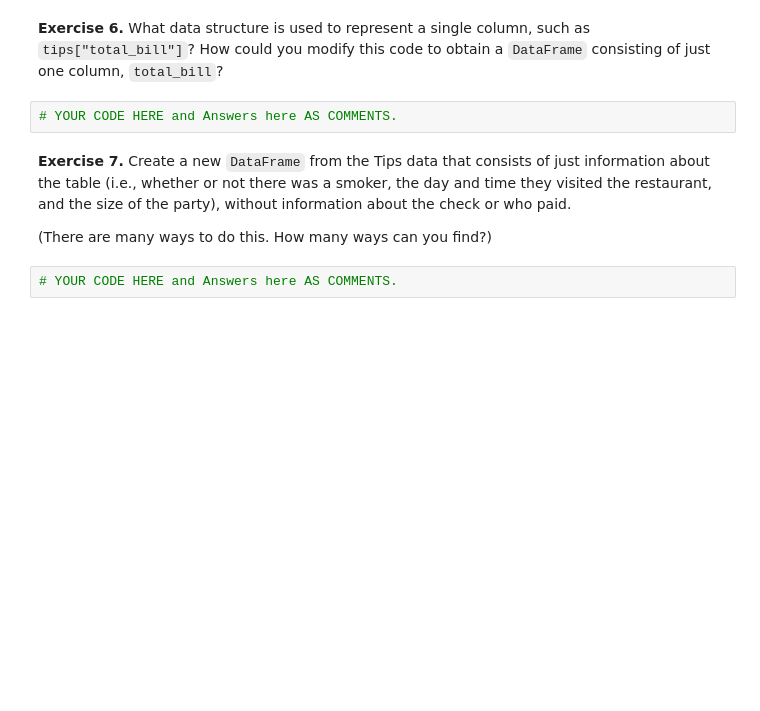
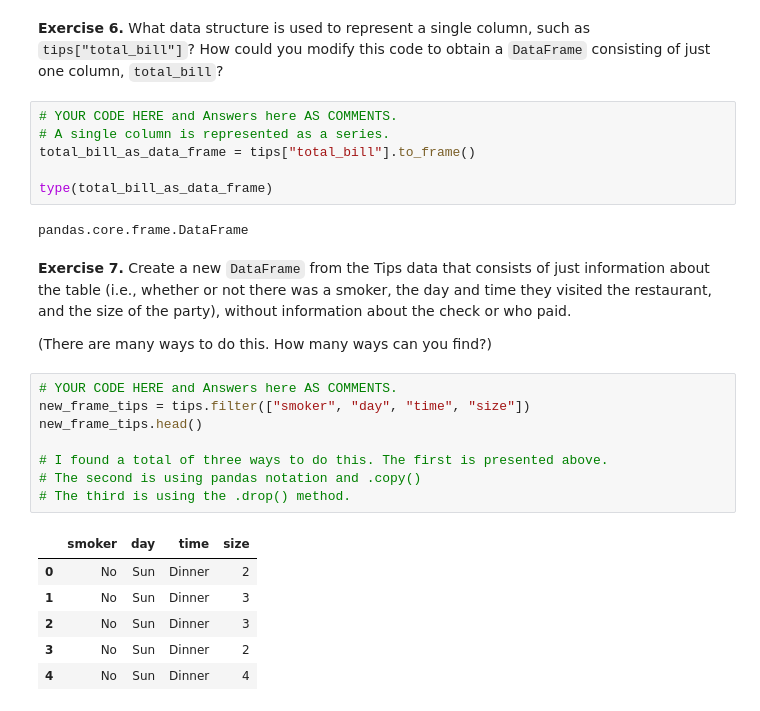
Before and after one commit to thegerrit/data_science, a Jupyter notebook: labs/Lab01 - Tabular Data.ipynb, the cells around one changed output. Saved outputs shown, nothing was run; the diff lists cells and outputs as text; blank space fills up the shorter version.

```diff
--- a/labs/Lab01 - Tabular Data.ipynb
+++ b/labs/Lab01 - Tabular Data.ipynb
@@ -281,9 +599,28 @@ Exercises 2-7 deal with the Tips data set (`./data/tips.csv`). You can learn mor
 **Exercise 6.** What data structure is used to represent a single column, such as `tips["total_bill"]`? How could you modify this code to obtain a `DataFrame` consisting of just one column, `total_bill`?
 # %%
 # YOUR CODE HERE and Answers here AS COMMENTS.
+# A single column is represented as a series.
+total_bill_as_data_frame = tips["total_bill"].to_frame()
+
+type(total_bill_as_data_frame)
+# %% [output]
+pandas.core.frame.DataFrame
 # %% [markdown]
 **Exercise 7.** Create a new `DataFrame` from the Tips data that consists of just information about the table (i.e., whether or not there was a smoker, the day and time they visited the restaurant, and the size of the party), without information about the check or who paid.
 
 (There are many ways to do this. How many ways can you find?)
-# %%
-# YOUR CODE HERE and Answers here AS COMMENTS.
+# %%
+# YOUR CODE HERE and Answers here AS COMMENTS.
+new_frame_tips = tips.filter(["smoker", "day", "time", "size"])
+new_frame_tips.head()
+
+# I found a total of three ways to do this. The first is presented above.
+# The second is using pandas notation and .copy()
+# The third is using the .drop() method.
+# %% [output]
+|  | smoker | day | time | size |
+| 0 | No | Sun | Dinner | 2 |
+| 1 | No | Sun | Dinner | 3 |
+| 2 | No | Sun | Dinner | 3 |
+| 3 | No | Sun | Dinner | 2 |
+| 4 | No | Sun | Dinner | 4 |
```
Also changed, not shown: parts of 31 cells of this notebook.
